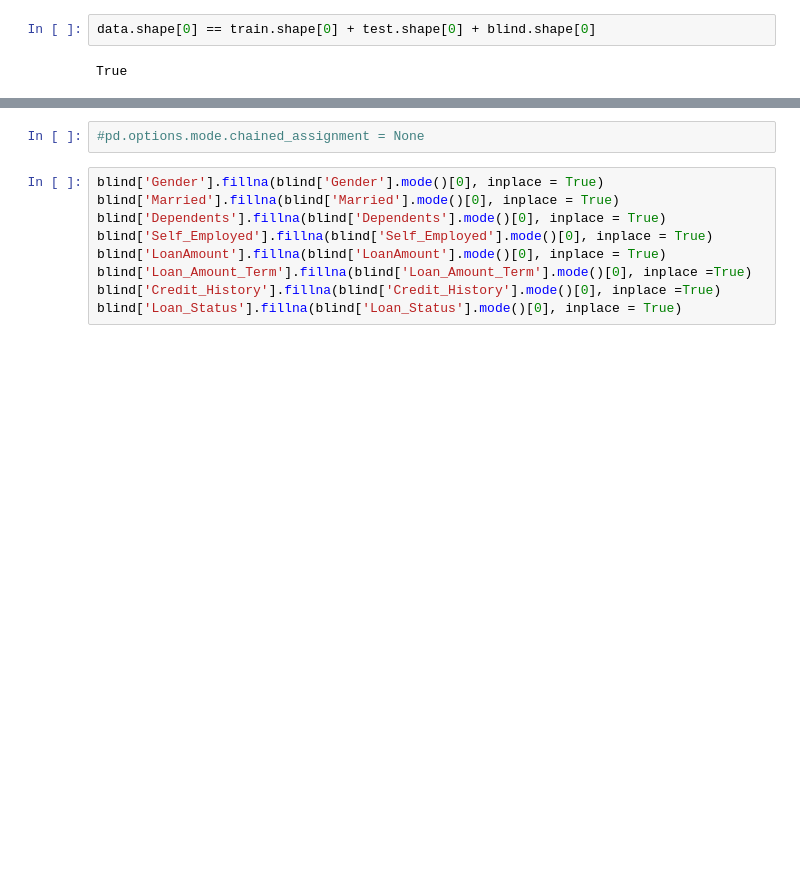
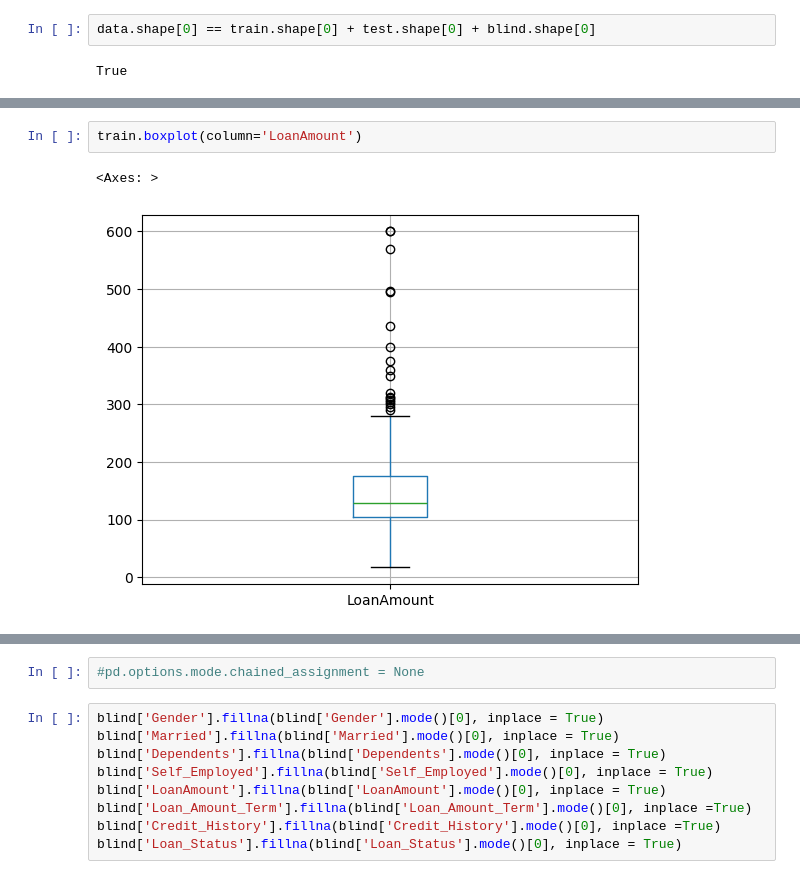
Before and after one commit to maguraaron/adatkezelo, a Jupyter notebook: beadando_nagy.ipynb, the cells around one changed output, grey strips where cells are left out. Cells and saved outputs as stored; diff of their text form; blank space fills up the shorter version.

```diff
--- a/beadando_nagy.ipynb
+++ b/beadando_nagy.ipynb
@@ -156,0 +184,5 @@ True
+# %%
+train.boxplot(column='LoanAmount')
+# %% [output]
+<Axes: >
+[figure, added]
```
Also changed, not shown: parts of 21 cells of this notebook.
